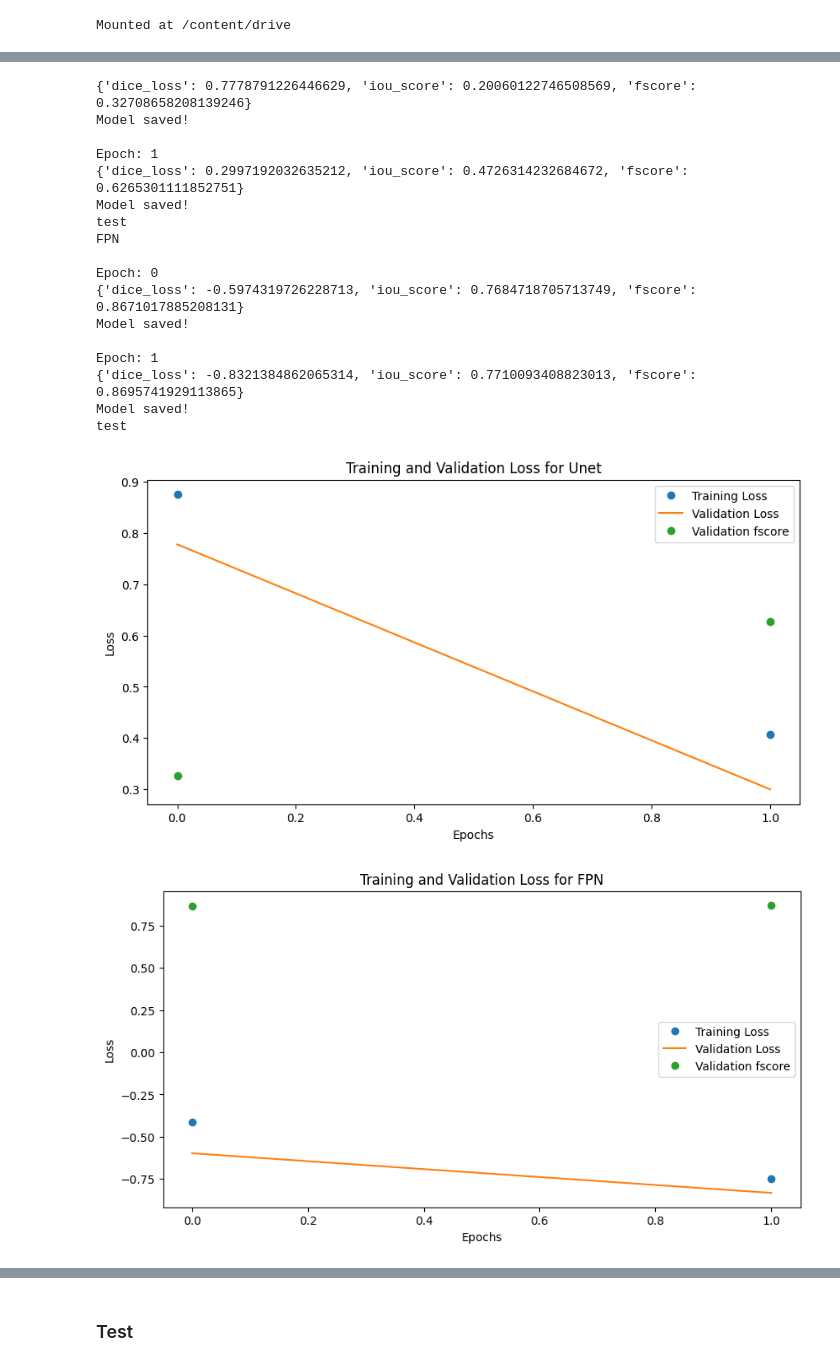
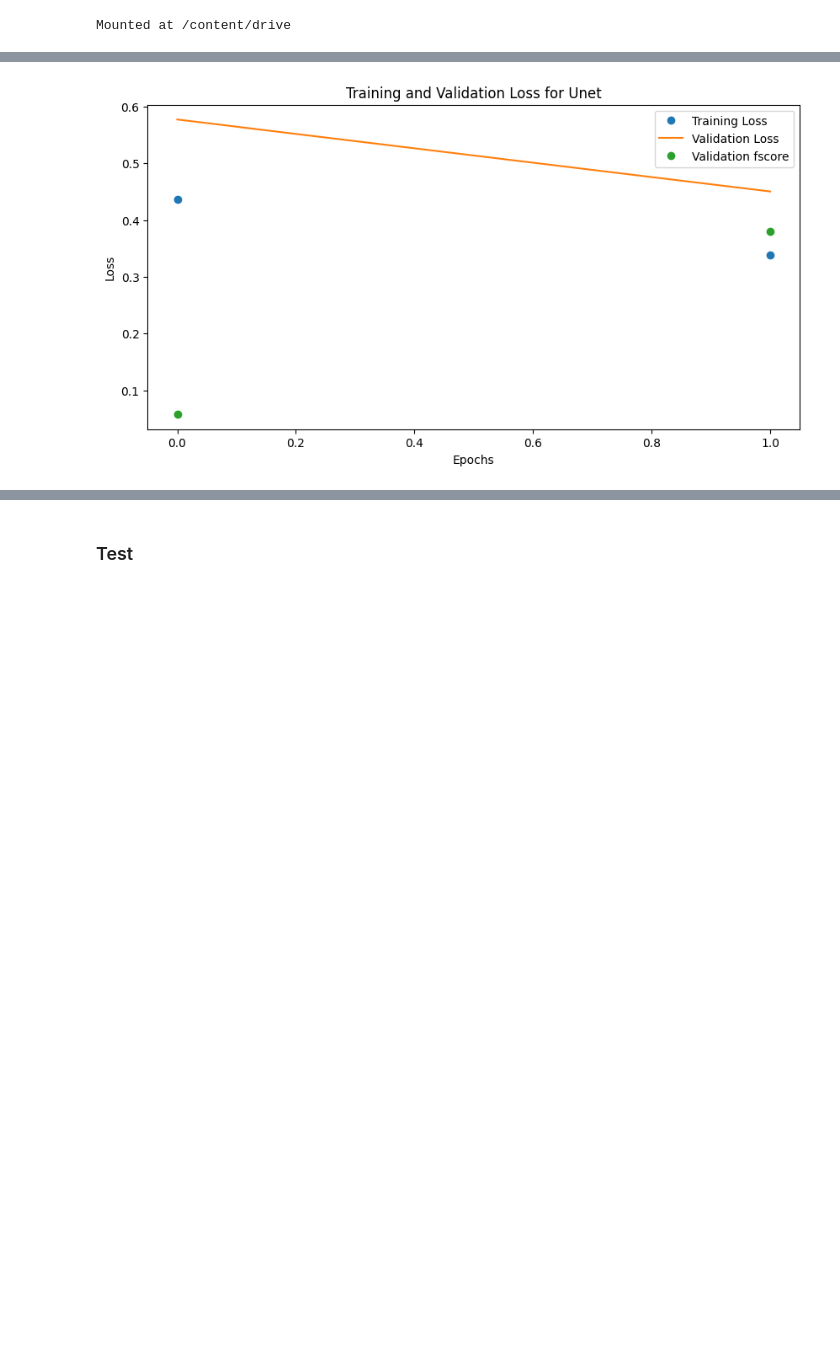
Before and after one commit to TomasVDDC/road-segmentation, a Jupyter notebook: runTomas.ipynb, the cells around one changed output, grey strips where cells are left out. Cells and saved outputs as stored; diff of their text form; code cells hidden in the pictures; blank space fills up the shorter version.

```diff
--- a/runTomas.ipynb
+++ b/runTomas.ipynb
@@ -15,6 +14,6 @@ sys.path.append("/content/drive/MyDrive/ML_google_colab/Project 2/ml-project-2-r
 # %%
 PARAMS = {
-  'MODELS' : ["Unet","FPN"], # Available : "Unet","DeepLabV3","FPN",
+  'MODELS' : ["Unet"], # Available : "Unet","DeepLabV3","FPN",
   'ENCODER' : 'resnet34',
   'ENCODER_WEIGHTS' : 'imagenet',
   'NB_EPOCHS' : 2,
@@ -55,3 +52,11 @@ The autoreload extension is already loaded. To reload it, use:
+# %%
+#Creates the necessary folders for saving results
+
+model_weights_folder = './results/model_weights/'
+os.makedirs(model_weights_folder, exist_ok=True)
+
+submission_folder = './submissions/eval_imgs/'
+os.makedirs(submission_folder, exist_ok=True)
 # %%
 class Dataset(BaseDataset):
     """CamVid Dataset. Read images, apply augmentation and preprocessing transformations.
@@ -240,17 +241,24 @@ valid_dataset = Dataset(
 )
 
 #create the loaders for both datasets
-train_loader = DataLoader(train_dataset, batch_size=8, shuffle=True, num_workers=12)
-valid_loader = DataLoader(valid_dataset, batch_size=1, shuffle=False, num_workers=4)
+train_loader = DataLoader(train_dataset, batch_size=8, shuffle=True)
+valid_loader = DataLoader(valid_dataset, batch_size=1, shuffle=False)
 # %%
 # Dice/F1 score - https://en.wikipedia.org/wiki/S%C3%B8rensen%E2%80%93Dice_coefficient
 # IoU/Jaccard score - https://en.wikipedia.org/wiki/Jaccard_index
 
-loss = smp_utils.losses.DiceLoss()
+# loss = smp_utils.losses.DiceLoss()
+# metrics = [
+#     smp_utils.metrics.IoU(threshold=0.5),
+#     smp_utils.metrics.Fscore(),
+# ]
+#myinstance.__class__.__name__
+
+loss_fn = smp.losses.dice.DiceLoss(mode ='binary')
+loss_fn.__name__ = 'Dice_loss'
+
 metrics = [
-    smp_utils.metrics.IoU(threshold=0.5),
-    smp_utils.metrics.Fscore(),
-]
+      smp_utils.metrics.Fscore(), ]
 # %%
 # train model for NB_EPOCHS
 
@@ -264,7 +272,7 @@ for model,model_name in models:
 
   train_epoch = smp.utils.train.TrainEpoch(
       model,
-      loss=loss,
+      loss=loss_fn,
       metrics=metrics,
       optimizer=optimizer,
       device="cuda",
@@ -273,7 +281,7 @@ for model,model_name in models:
 
   valid_epoch = smp.utils.train.ValidEpoch(
       model,
-      loss=loss,
+      loss=loss_fn,
       metrics=metrics,
       device="cuda",
       verbose=True,
@@ -293,14 +301,14 @@ for model,model_name in models:
       train_logs = train_epoch.run(train_loader)
       valid_logs = valid_epoch.run(valid_loader)
 
-      train_loss_array.append(train_logs["dice_loss"])
-      validation_loss_array.append(valid_logs["dice_loss"])
+      train_loss_array.append(train_logs["Dice_loss"])
+      validation_loss_array.append(valid_logs["Dice_loss"])
       validation_fscore_array.append(valid_logs["fscore"])
       print(valid_logs)
       # do something (save model, change lr, etc.)
-      if max_score < valid_logs['iou_score']:
-          max_score = valid_logs['iou_score']
-          torch.save(model, './data/best_model_{}.pth'.format(model_name))
+      if max_score < valid_logs['fscore']:
+          max_score = valid_logs['fscore']
+          torch.save(model, model_weights_folder + 'best_model_{}.pth'.format(model_name))
           print('Model saved!')
 
       if i == 25:
@@ -326,20 +341,2 @@ Epoch: 0
-{'dice_loss': 0.7778791226446629, 'iou_score': 0.20060122746508569, 'fscore': 0.32708658208139246}
-Model saved!
-
-Epoch: 1
-{'dice_loss': 0.2997192032635212, 'iou_score': 0.4726314232684672, 'fscore': 0.6265301111852751}
-Model saved!
-test
-FPN
-
-Epoch: 0
-{'dice_loss': -0.5974319726228713, 'iou_score': 0.7684718705713749, 'fscore': 0.8671017885208131}
-Model saved!
-
-Epoch: 1
-{'dice_loss': -0.8321384862065314, 'iou_score': 0.7710093408823013, 'fscore': 0.8695741929113865}
-Model saved!
-test
-[figure, old version]
+[figure, new version]
-[figure, removed]
 # %% [markdown]
```
Also changed, not shown: parts of 17 cells of this notebook, 3 other files.
